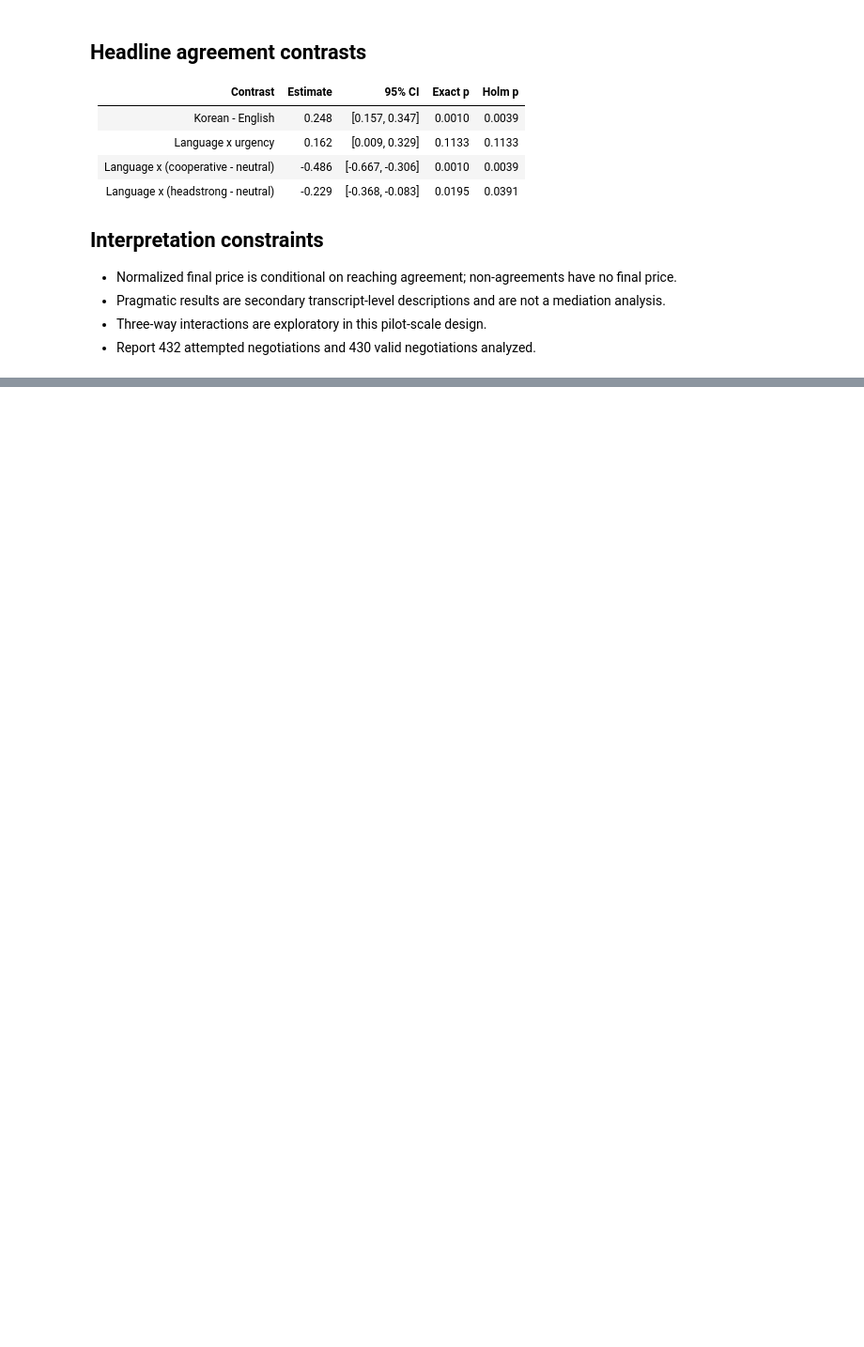
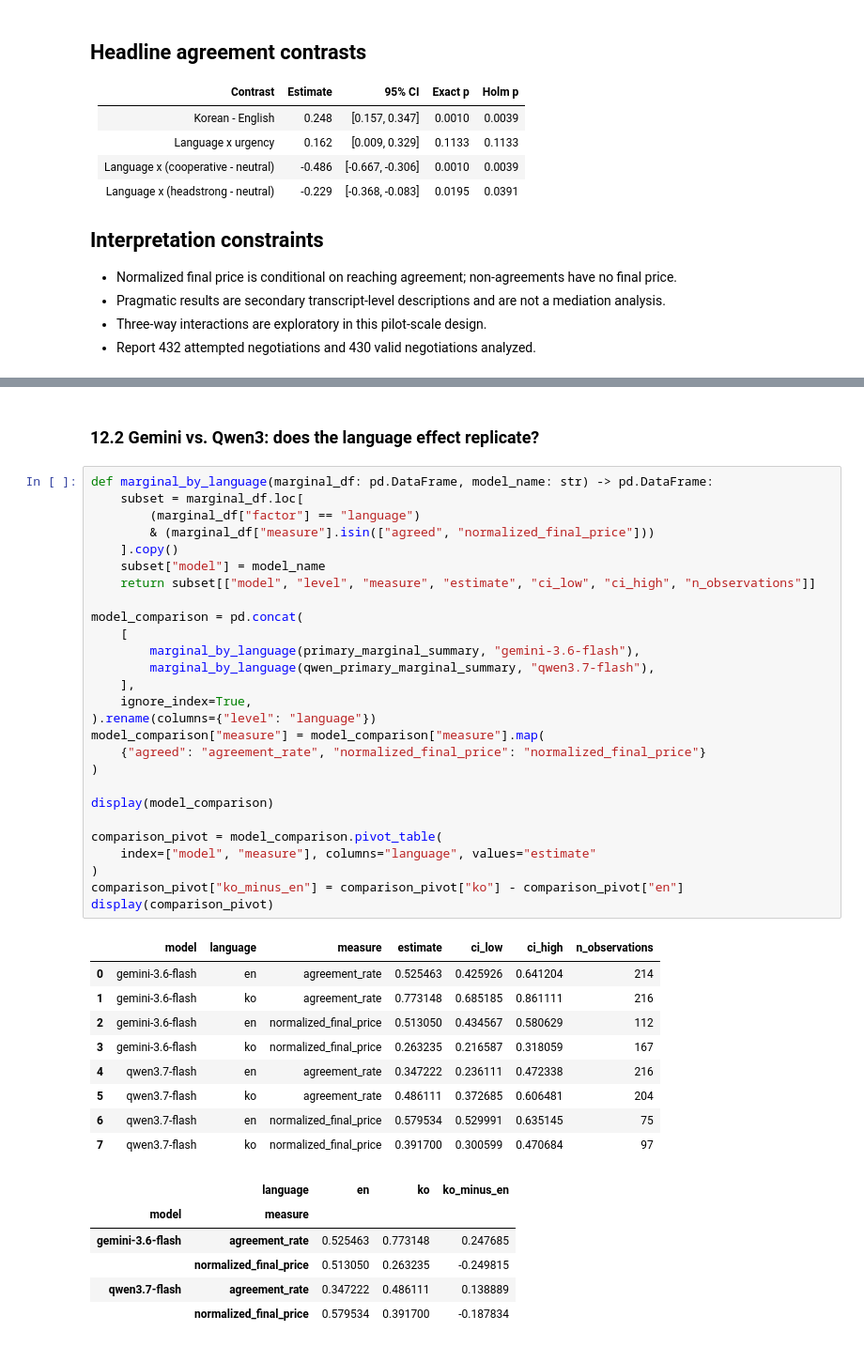
Before and after one commit to saeheeeom/polite-bargain, a Jupyter notebook: notebooks/full_experiment_analysis.ipynb, the cells around one changed output, grey strips where cells are left out. Shown at 94% size. Drawn from its saved outputs; the diff is of its cells as text; blank space fills up the shorter version.

```diff
--- a/notebooks/full_experiment_analysis.ipynb
+++ b/notebooks/full_experiment_analysis.ipynb
@@ -2195,0 +2430,45 @@ It is an analysis audit aid, not manuscript-ready interpretation.
+# %% [markdown]
+### 12.2 Gemini vs. Qwen3: does the language effect replicate?
+# %%
+def marginal_by_language(marginal_df: pd.DataFrame, model_name: str) -> pd.DataFrame:
+    subset = marginal_df.loc[
+        (marginal_df["factor"] == "language")
+        & (marginal_df["measure"].isin(["agreed", "normalized_final_price"]))
+    ].copy()
+    subset["model"] = model_name
+    return subset[["model", "level", "measure", "estimate", "ci_low", "ci_high", "n_observations"]]
+
+model_comparison = pd.concat(
+    [
+        marginal_by_language(primary_marginal_summary, "gemini-3.6-flash"),
+        marginal_by_language(qwen_primary_marginal_summary, "qwen3.7-flash"),
+    ],
+    ignore_index=True,
+).rename(columns={"level": "language"})
+model_comparison["measure"] = model_comparison["measure"].map(
+    {"agreed": "agreement_rate", "normalized_final_price": "normalized_final_price"}
+)
+
+display(model_comparison)
+
+comparison_pivot = model_comparison.pivot_table(
+    index=["model", "measure"], columns="language", values="estimate"
+)
+comparison_pivot["ko_minus_en"] = comparison_pivot["ko"] - comparison_pivot["en"]
+display(comparison_pivot)
+# %% [output]
+|  | model | language | measure | estimate | ci_low | ci_high | n_observations |
+| 0 | gemini-3.6-flash | en | agreement_rate | 0.525463 | 0.425926 | 0.641204 | 214 |
+| 1 | gemini-3.6-flash | ko | agreement_rate | 0.773148 | 0.685185 | 0.861111 | 216 |
+| 2 | gemini-3.6-flash | en | normalized_final_price | 0.513050 | 0.434567 | 0.580629 | 112 |
+| 3 | gemini-3.6-flash | ko | normalized_final_price | 0.263235 | 0.216587 | 0.318059 | 167 |
+| 4 | qwen3.7-flash | en | agreement_rate | 0.347222 | 0.236111 | 0.472338 | 216 |
+| 5 | qwen3.7-flash | ko | agreement_rate | 0.486111 | 0.372685 | 0.606481 | 204 |
+| 6 | qwen3.7-flash | en | normalized_final_price | 0.579534 | 0.529991 | 0.635145 | 75 |
+| 7 | qwen3.7-flash | ko | normalized_final_price | 0.391700 | 0.300599 | 0.470684 | 97 |
+|  | language | en | ko | ko_minus_en |
+| model | measure |  |  |  |
+| gemini-3.6-flash | agreement_rate | 0.525463 | 0.773148 | 0.247685 |
+|  | normalized_final_price | 0.513050 | 0.263235 | -0.249815 |
+| qwen3.7-flash | agreement_rate | 0.347222 | 0.486111 | 0.138889 |
+|  | normalized_final_price | 0.579534 | 0.391700 | -0.187834 |
```
Also changed, not shown: parts of 11 cells of this notebook, 1 other file.
